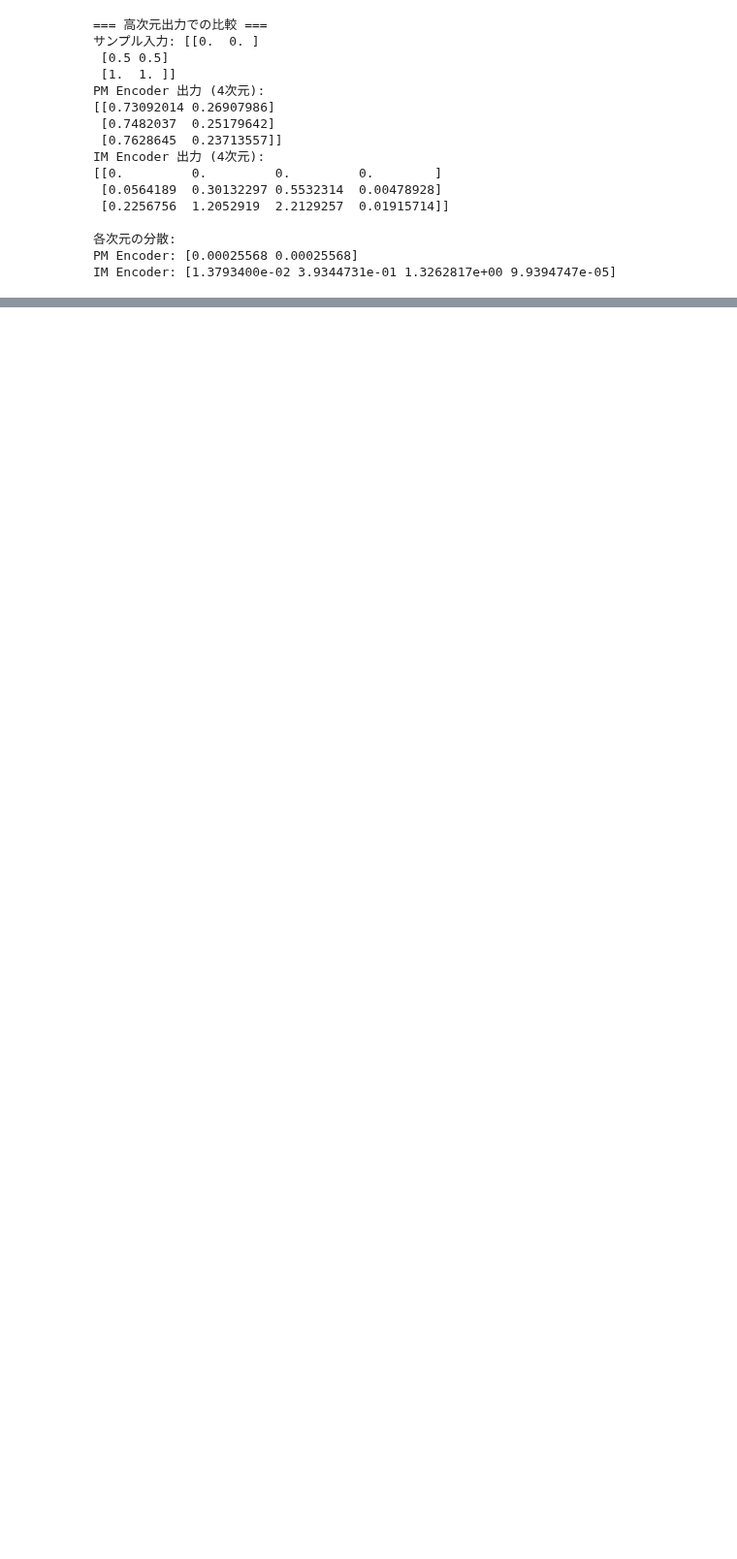
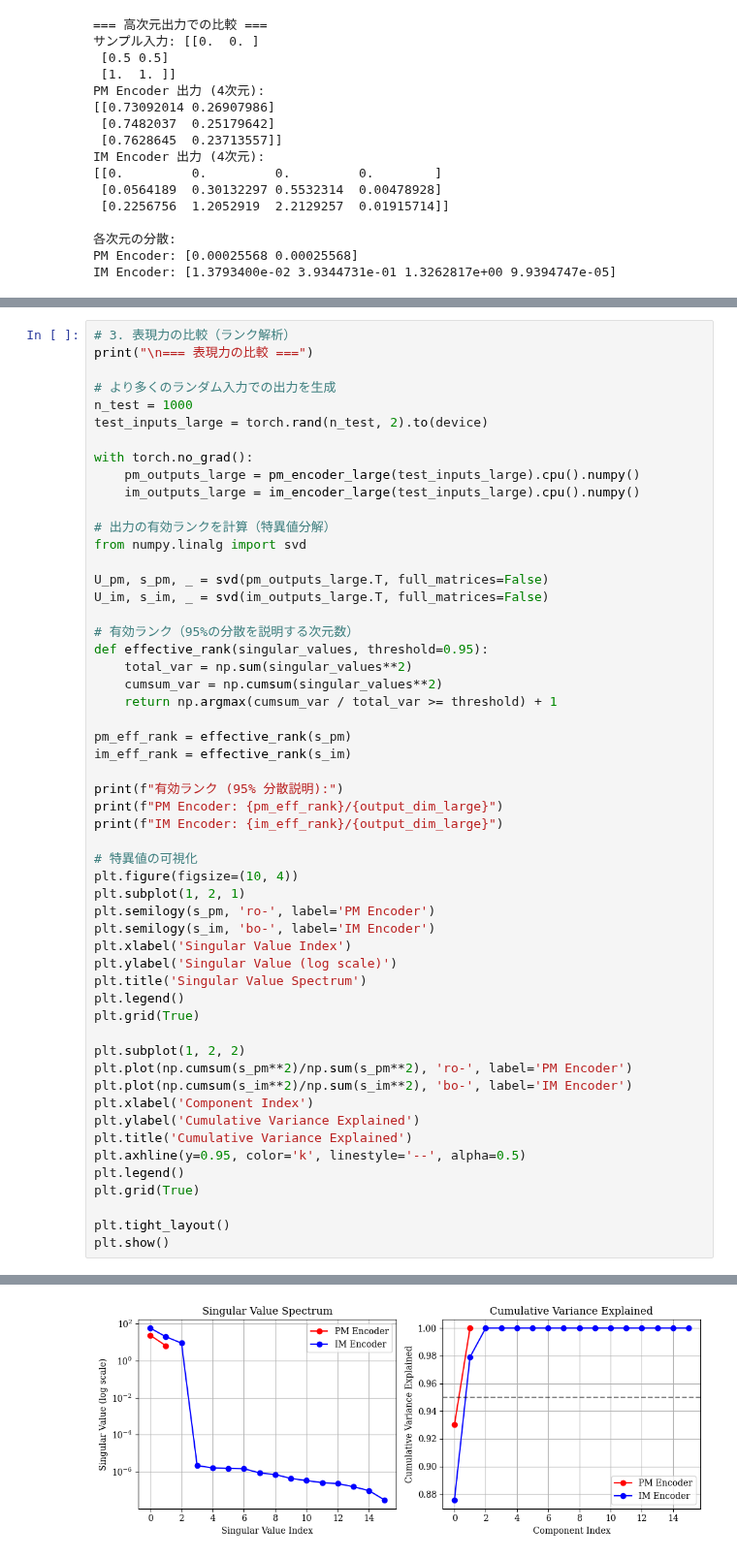
Before and after one commit to Ryuichi-K-create/PhotonicEncoder_public, a Jupyter notebook: Runner/evaluate_note/encoder_visualization.ipynb, the cells around one changed output, grey strips where cells are left out. Shown at 97% size. Drawn from its saved outputs; the diff is of its cells as text; blank space fills up the shorter version.

```diff
--- a/Runner/evaluate_note/encoder_visualization.ipynb
+++ b/Runner/evaluate_note/encoder_visualization.ipynb
@@ -214,0 +343,55 @@ IM Encoder: [1.3793400e-02 3.9344731e-01 1.3262817e+00 9.9394747e-05]
+# %%
+# 3. 表現力の比較（ランク解析）
+print("\n=== 表現力の比較 ===")
+
+# より多くのランダム入力での出力を生成
+n_test = 1000
+test_inputs_large = torch.rand(n_test, 2).to(device)
+
+with torch.no_grad():
+    pm_outputs_large = pm_encoder_large(test_inputs_large).cpu().numpy()
+    im_outputs_large = im_encoder_large(test_inputs_large).cpu().numpy()
+
+# 出力の有効ランクを計算（特異値分解）
+from numpy.linalg import svd
+
+U_pm, s_pm, _ = svd(pm_outputs_large.T, full_matrices=False)
+U_im, s_im, _ = svd(im_outputs_large.T, full_matrices=False)
+
+# 有効ランク（95%の分散を説明する次元数）
+def effective_rank(singular_values, threshold=0.95):
+    total_var = np.sum(singular_values**2)
+    cumsum_var = np.cumsum(singular_values**2)
+    return np.argmax(cumsum_var / total_var >= threshold) + 1
+
+pm_eff_rank = effective_rank(s_pm)
+im_eff_rank = effective_rank(s_im)
+
+print(f"有効ランク (95% 分散説明):")
+print(f"PM Encoder: {pm_eff_rank}/{output_dim_large}")
+print(f"IM Encoder: {im_eff_rank}/{output_dim_large}")
+
+# 特異値の可視化
+plt.figure(figsize=(10, 4))
+plt.subplot(1, 2, 1)
+plt.semilogy(s_pm, 'ro-', label='PM Encoder')
+plt.semilogy(s_im, 'bo-', label='IM Encoder')
+plt.xlabel('Singular Value Index')
+plt.ylabel('Singular Value (log scale)')
+plt.title('Singular Value Spectrum')
+plt.legend()
+plt.grid(True)
+
+plt.subplot(1, 2, 2)
+plt.plot(np.cumsum(s_pm**2)/np.sum(s_pm**2), 'ro-', label='PM Encoder')
+plt.plot(np.cumsum(s_im**2)/np.sum(s_im**2), 'bo-', label='IM Encoder')
+plt.xlabel('Component Index')
+plt.ylabel('Cumulative Variance Explained')
+plt.title('Cumulative Variance Explained')
+plt.axhline(y=0.95, color='k', linestyle='--', alpha=0.5)
+plt.legend()
+plt.grid(True)
+
+plt.tight_layout()
+plt.show()
+# %% [output]
@@ -214,0 +402 @@ IM Encoder: [1.3793400e-02 3.9344731e-01 1.3262817e+00 9.9394747e-05]
+[figure, added]
```
Also changed, not shown: parts of 8 cells of this notebook.
